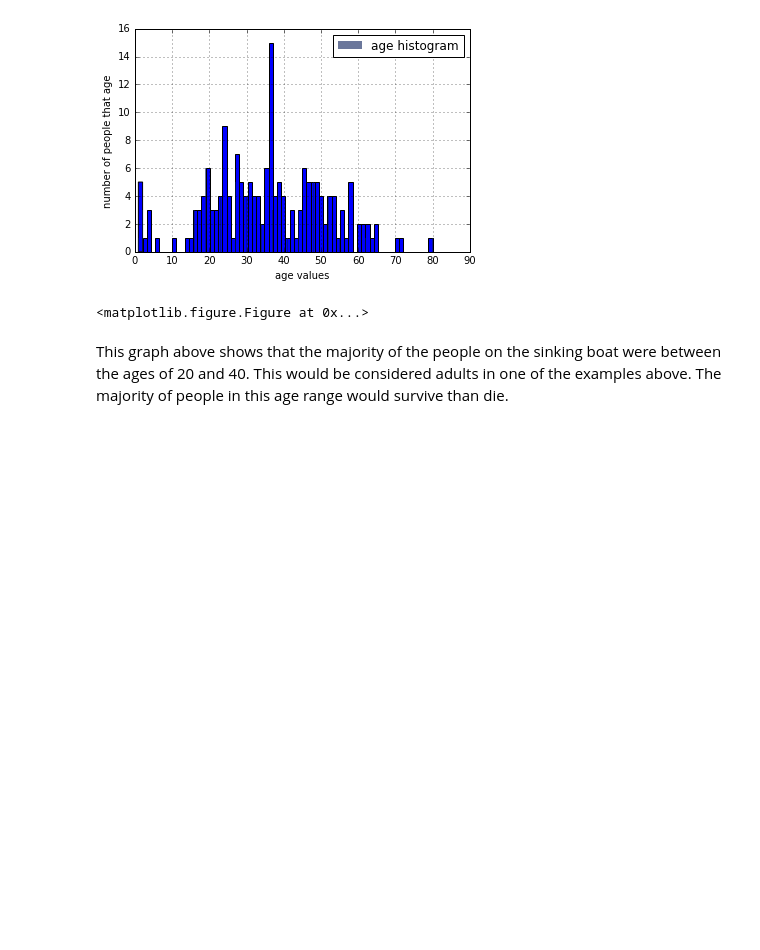
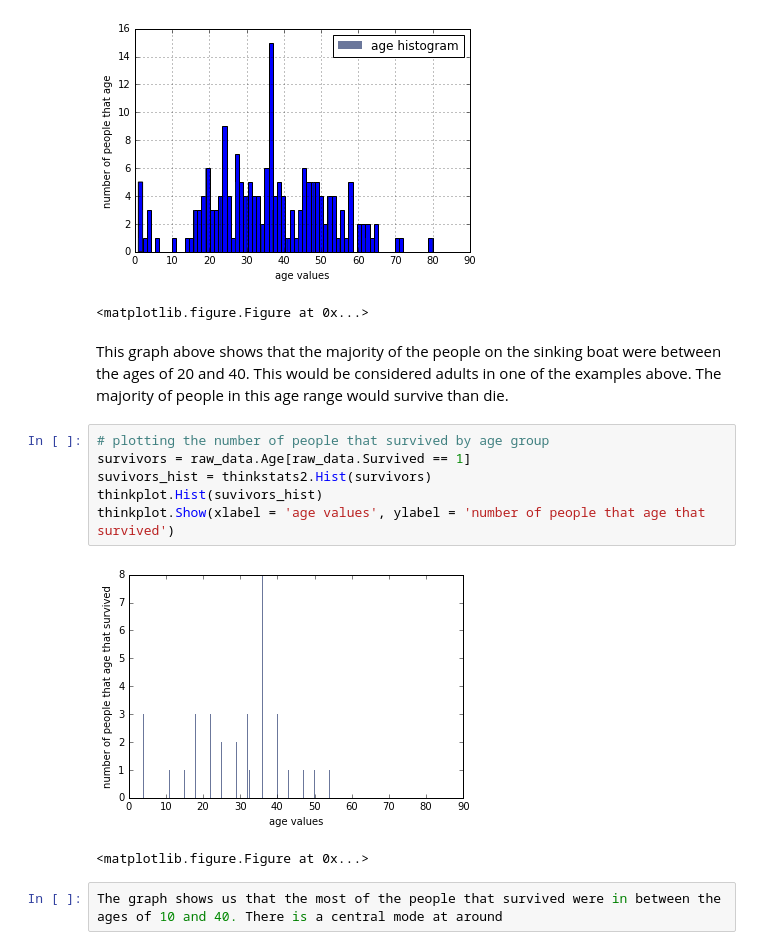
Before and after one commit to CaseyAlvarado/DataScience16WarmupProject, a Jupyter notebook: data_exploration.ipynb, the cells around one changed output. Cells and saved outputs as stored; diff of their text form; blank space fills up the shorter version.

Commit message:
working on more data exploration

```diff
--- a/data_exploration.ipynb
+++ b/data_exploration.ipynb
@@ -414,3 +419,14 @@ thinkplot.Show(xlabel = 'age values', ylabel = 'number of people that age')
 <matplotlib.figure.Figure at 0x...>
 # %% [markdown]
 This graph above shows that the majority of the people on the sinking boat were between the ages of 20 and 40. This would be considered adults in one of the examples above. The majority of people in this age range would survive than die.
+# %%
+# plotting the number of people that survived by age group
+survivors = raw_data.Age[raw_data.Survived == 1]
+suvivors_hist = thinkstats2.Hist(survivors)
+thinkplot.Hist(suvivors_hist)
+thinkplot.Show(xlabel = 'age values', ylabel = 'number of people that age that survived')
+# %% [output]
+[figure, added]
+<matplotlib.figure.Figure at 0x...>
+# %%
+The graph shows us that the most of the people that survived were in between the ages of 10 and 40. There is a central mode at around
```
Also changed, not shown: parts of 6 cells of this notebook, 2 other files.
